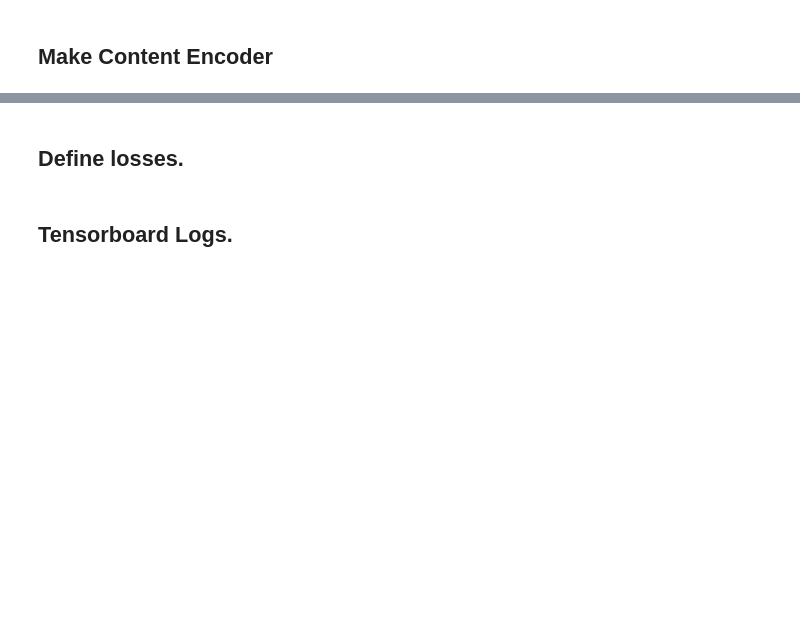
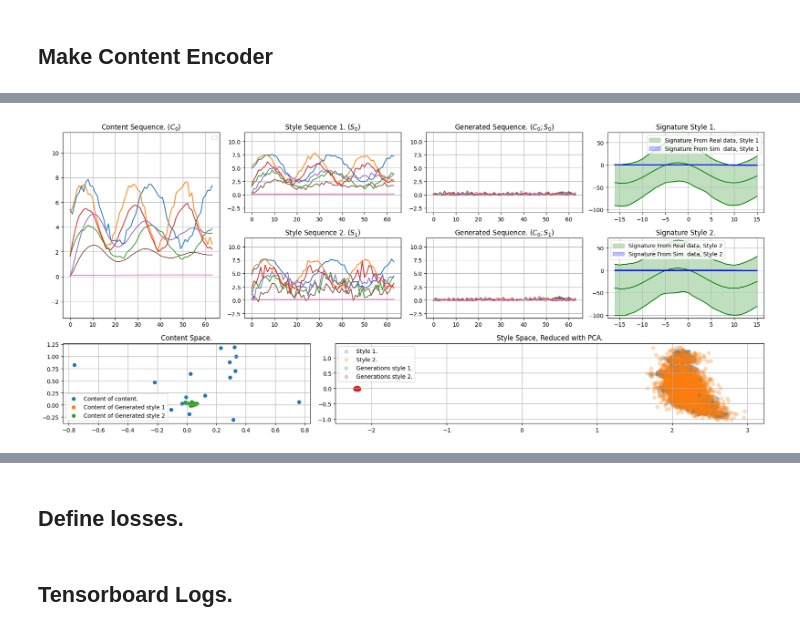
Before and after one commit to Henri-Hoyez/TimeSeriesStyleTransfer, a Jupyter notebook: 2024-03-27 - Time Series Style Transfer Patch GAN.ipynb, the cells around one changed output, grey strips where cells are left out. Saved outputs shown, nothing was run; the diff lists cells and outputs as text; code cells hidden in the pictures; blank space fills up the shorter version.

```diff
--- a/2024-03-27 - Time Series Style Transfer Patch GAN.ipynb
+++ b/2024-03-27 - Time Series Style Transfer Patch GAN.ipynb
@@ -35,15 +46,15 @@ date_str = datetime.now().strftime('%Y-%m-%d_%H_%M_%S')
 CONTENT_DATASET_PATH = "data/simulated_dataset/01 - Source Domain.h5"
 STYLE_DATASET_PATHS = ["data/simulated_dataset/output_noise/0.25.h5", "data/simulated_dataset/output_noise/0.75.h5"]
 
-EXPERIMENT_NAME = f"{date_str} - Style Transfer Algorithm+ PATCH GAN"
+EXPERIMENT_NAME = f"{date_str} - Style Transfer Algorithm + Patch GAN"
 SAVE_FOLDER = f"experiments_logs/{EXPERIMENT_NAME}"
 
 SEQUENCE_LENGTH = config.sequence_lenght_in_sample
 GRANUARITY = config.granularity
 OVERLAP = config.overlap
-BS = 1 # config.batch_size
+BS = 20 # config.batch_size
 VALID_BATCH_SIZE = 50
-EPOCHS = 50 # config.epochs
+EPOCHS = 10 # config.epochs
 NUM_SEQUENCE_TO_GENERATE = config.met_params.sequence_to_generate
 N_SIGNAL= 7
 
@@ -53,6 +64,7 @@ N_SAMPLE_WIENER = SEQUENCE_LENGTH//4
 NOISE_DIM= (N_SAMPLE_WIENER, FEAT_WIENER)
 N_VALIDATION_SEQUENCE = 500
 DISCR_STEP = 10
+DISCR_THREASOLD = 0.9
 
 L_STYLE_GENERATION= 0.01
 L_RECONSTR= 0.1
@@ -61,8 +73,8 @@ L_CONTENT= 1
 L_DIS= 1
 TRIPLET_R = 1
 L_TRIPLET= 1
-L_REALNESS= 0.01
-L_ADV=  0.01
+L_REALNESS= 0.05
+L_ADV=  0.05
 
 
 BASE_DIR = f"logs/{EXPERIMENT_NAME}"
@@ -177,7 +189,7 @@ def make_style_dataset(train_batch_size:int=BS, valid_batch_size:int=VALID_BATCH
 
     return style_dset_train, style_dset_valid
 # %%
-content_dset_train, content_dset_valid = pd_to_tf_dset(CONTENT_DATASET_PATH, BS*2, VALID_BATCH_SIZE)
+content_dset_train, content_dset_valid = pd_to_tf_dset(CONTENT_DATASET_PATH, BS*2, VALID_BATCH_SIZE*2)
 style1_dset_train, style1_dset_valid = pd_to_tf_dset(STYLE_DATASET_PATHS[0], BS, VALID_BATCH_SIZE)
 style2_dset_train, style2_dset_valid = pd_to_tf_dset(STYLE_DATASET_PATHS[1], BS, VALID_BATCH_SIZE)
 # style_dset_train, style_dset_valid = make_style_dataset(BS, VALID_BATCH_SIZE)
@@ -390,6 +423,22 @@ def plot_generated_sequence2(content_sequences, style1_sequences, style2_sequenc
 
     c_style2_generated = content_encoder(style2_generated, training=False)
     s_style2_generated = style_encoder(style2_generated, training=False)
+
+    style1_signature = signature_on_batch(style1_sequences, config.met_params.ins, config.met_params.outs, config.met_params.signature_length)
+    style2_signature = signature_on_batch(style2_sequences, config.met_params.ins, config.met_params.outs, config.met_params.signature_length)
+    gen_s1_signature = signature_on_batch(style1_generated, config.met_params.ins, config.met_params.outs, config.met_params.signature_length)
+    gen_s2_signature = signature_on_batch(style2_generated, config.met_params.ins, config.met_params.outs, config.met_params.signature_length)
+
+    x = np.arange(style1_signature.shape[1]) - style1_signature.shape[1]/2
+
+    averaged_rs1_sig = np.mean(style1_signature, axis=0)
+    averaged_rs2_sig = np.mean(style2_signature, axis=0)
+    averaged_gs1_sig = np.mean(gen_s1_signature, axis=0)
+    averaged_gs2_sig = np.mean(gen_s2_signature, axis=0)
+
+    sig_mins = np.min([averaged_rs1_sig, averaged_rs2_sig, averaged_gs1_sig, averaged_gs2_sig])- 5
+    sig_max = np.max([averaged_rs1_sig, averaged_rs2_sig, averaged_gs1_sig, averaged_gs2_sig]) +5
+
 
     # Reduce the Style Vector for visualization purposes.
     pca = PCA(2)
@@ -412,7 +461,7 @@ def plot_generated_sequence2(content_sequences, style1_sequences, style2_sequenc
     _min, _max = np.min(all_values)-1, np.max(all_values)+ 1
 
     fig= plt.figure(figsize=(18, 8))
-    spec= fig.add_gridspec(3, 6)
+    spec= fig.add_gridspec(3, 8)
 
     ax00 = fig.add_subplot(spec[0:2, :2])
     ax00.set_title('Content Sequence. ($C_0$)')
@@ -435,17 +484,59 @@ def plot_generated_sequence2(content_sequences, style1_sequences, style2_sequenc
     ax11.grid(True)
 
 # #######
-    ax02 = fig.add_subplot(spec[0, 4:])
+    ax02 = fig.add_subplot(spec[0, 4:6])
     ax02.set_title('Generated Sequence. ($C_0; S_0$)')
     ax02.plot(style1_generated[0])
     ax02.set_ylim(_min, _max)
     ax02.grid(True)
 
-    ax12 = fig.add_subplot(spec[1, 4:])
+    ax12 = fig.add_subplot(spec[1, 4:6])
     ax12.set_title('Generated Sequence. ($C_0; S_1$)')
     ax12.plot(style2_generated[1])
     ax12.set_ylim(_min, _max)
     ax12.grid(True)
+
+# #####
+
+    ax03 = fig.add_subplot(spec[0, 6:])
+    ax03.set_title("Signature Style 1.")
+
+
+    plt.plot(x, averaged_rs1_sig[:, 0], "g")
+    plt.plot(x, averaged_rs1_sig[:, 1], "g")
+    plt.plot(x, averaged_rs1_sig[:, 2], "g")
+
+    plt.plot(x, averaged_gs1_sig[:, 0], "b")
+    plt.plot(x, averaged_gs1_sig[:, 1], "b")
+    plt.plot(x, averaged_gs1_sig[:, 2], "b")
+
+
+    plt.fill_between(x, averaged_rs1_sig[:, 0].reshape((-1,)), averaged_rs1_sig[:, 1].reshape((-1,)), color="g", alpha=0.25, label="Signature From Real data, Style 1")
+    plt.fill_between(x, averaged_gs1_sig[:, 0].reshape((-1,)), averaged_gs1_sig[:, 1].reshape((-1,)), color="b", alpha=0.25, label="Signature From Sim  data, Style 1")
+
+    ax03.set_ylim(sig_mins, sig_max)
+    ax03.grid(True)
+    ax03.legend()
+
+
+    ax04 = fig.add_subplot(spec[1, 6:])
+    ax04.set_title("Signature Style 2.")
+
+    plt.plot(x, averaged_rs2_sig[:, 0], "g")
+    plt.plot(x, averaged_rs2_sig[:, 1], "g")
+    plt.plot(x, averaged_rs2_sig[:, 2], "g")
+
+    plt.plot(x, averaged_gs2_sig[:, 0], "b")
+    plt.plot(x, averaged_gs2_sig[:, 1], "b")
+    plt.plot(x, averaged_gs2_sig[:, 2], "b")
+
+    plt.fill_between(x, averaged_rs2_sig[:, 0].reshape((-1,)), averaged_rs2_sig[:, 1].reshape((-1,)), color="g", alpha=0.25, label="Signature From Real data, Style 2")
+    plt.fill_between(x, averaged_gs2_sig[:, 0].reshape((-1,)), averaged_gs2_sig[:, 1].reshape((-1,)), color="b", alpha=0.25, label="Signature From Sim  data, Style 2")
+
+    ax04.grid(True)
+    ax04.set_ylim(sig_mins, sig_max)
+    ax04.legend()
+
 
 # #####
     ax10 = fig.add_subplot(spec[2, :3])
@@ -460,7 +551,7 @@ def plot_generated_sequence2(content_sequences, style1_sequences, style2_sequenc
     ax11.set_title('Style Space, Reduced with PCA.')
     ax11.scatter(reduced_style1[:, 0], reduced_style1[:, 1], label='Style 1.', alpha=0.25)
     ax11.scatter(reduced_style2[:, 0], reduced_style2[:, 1], label='Style 2.', alpha=0.25)
-    ax11.scatter(reduced_style1_generated[:, 0], reduced_style1_generated[:, 1], label='Generations style 2.', alpha=0.25)
+    ax11.scatter(reduced_style1_generated[:, 0], reduced_style1_generated[:, 1], label='Generations style 1.', alpha=0.25)
     ax11.scatter(reduced_style2_generated[:, 0], reduced_style2_generated[:, 1], label='Generations style 2.', alpha=0.25)
 
     ax11.grid(True)
@@ -471,3 +562,4 @@ def plot_generated_sequence2(content_sequences, style1_sequences, style2_sequenc
     return fig
 
 plot_generated_sequence2(seed_content_valid, seed_style1_valid, seed_style2_valid)
+# %% [output]
@@ -473,0 +567 @@ plot_generated_sequence2(seed_content_valid, seed_style1_valid, seed_style2_vali
+[figure, added]
```
Also changed, not shown: parts of 17 cells of this notebook, 7 other files.
